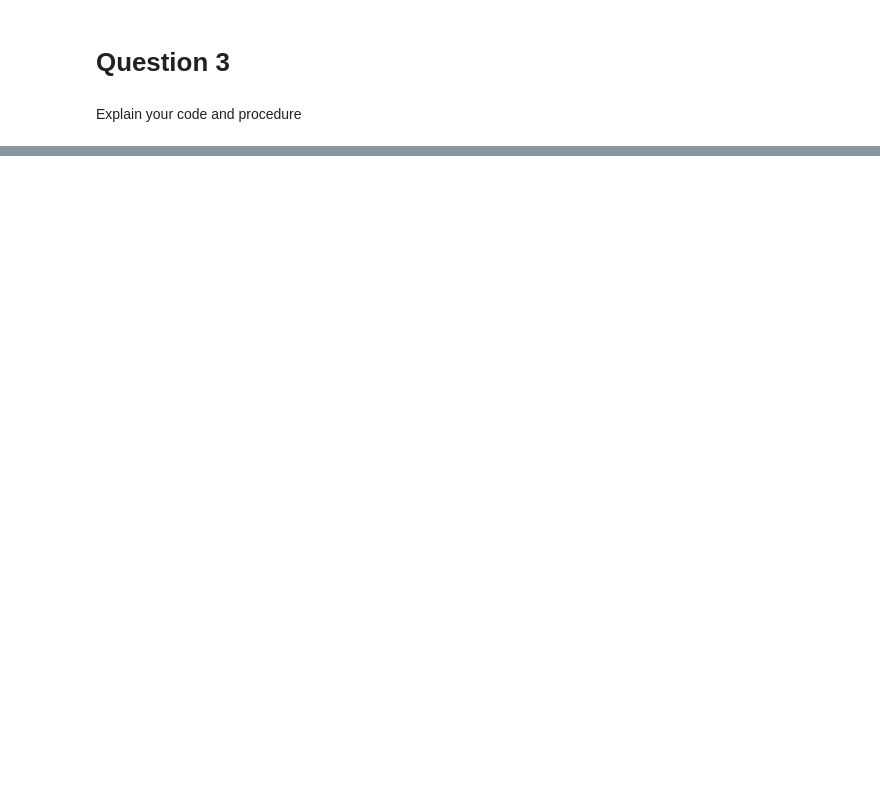
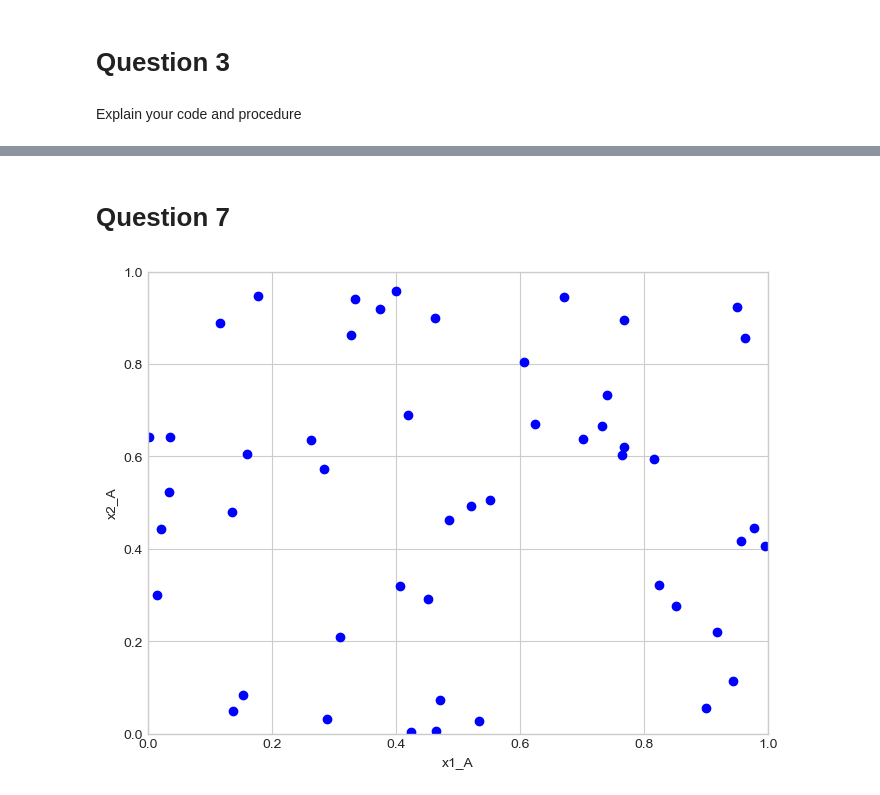
Before and after one commit to NumEconCopenhagen/projects-2024-djh, a Jupyter notebook: inauguralproject/inauguralproject.ipynb, the cells around one changed output, grey strips where cells are left out. Saved outputs shown, nothing was run; the diff lists cells and outputs as text; code cells hidden in the pictures; blank space fills up the shorter version.

```diff
--- a/inauguralproject/inauguralproject.ipynb
+++ b/inauguralproject/inauguralproject.ipynb
@@ -47,0 +298,21 @@ ADD CONCISE CONLUSION.
+# %% [markdown]
+# Question 7
+# %%
+#Drawing random numbers and assigning them to lists
+np.random.seed(12)
+w = np.random.uniform(size = 50)
+v = np.random.uniform(size = 50)
+#print(w)
+#print(v)
+
+#Creating figure
+plt.figure(figsize=(8, 6))
+plt.scatter(w, v, color='blue')
+plt.xlabel('x1_A')
+plt.ylabel('x2_A')
+plt.xlim(0, 1)
+plt.ylim(0, 1)
+plt.grid(True)
+plt.show()
+# %% [output]
+[figure, added]
```
Also changed, not shown: parts of 26 cells of this notebook.
